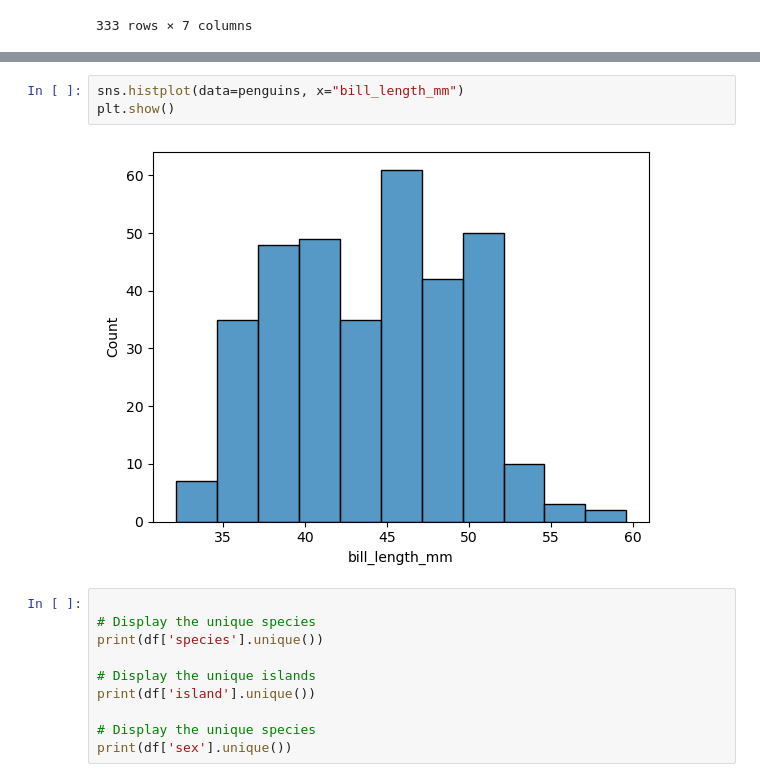
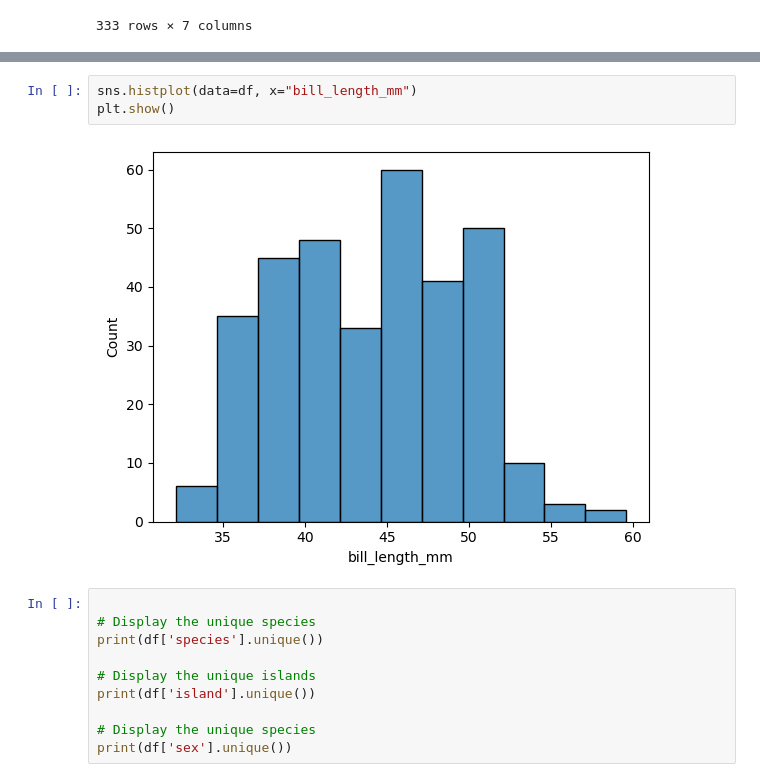
Before and after one commit to dectan/FUNDAMENTALS-OF-DATA-ANALYSIS, a Jupyter notebook: tasks.ipynb, the cells around one changed output, grey strips where cells are left out. Drawn from its saved outputs; the diff is of its cells as text.

```diff
--- a/tasks.ipynb
+++ b/tasks.ipynb
@@ -403,8 +402,8 @@ plt.show()
 # %%
-sns.histplot(data=penguins, x="bill_length_mm")
+sns.histplot(data=df, x="bill_length_mm")
 plt.show()
 # %% [output]
-[figure, old version]
+[figure, new version]
 # %%
 
 # Display the unique species
```
Also changed, not shown: parts of 13 cells of this notebook, 1 other file.
